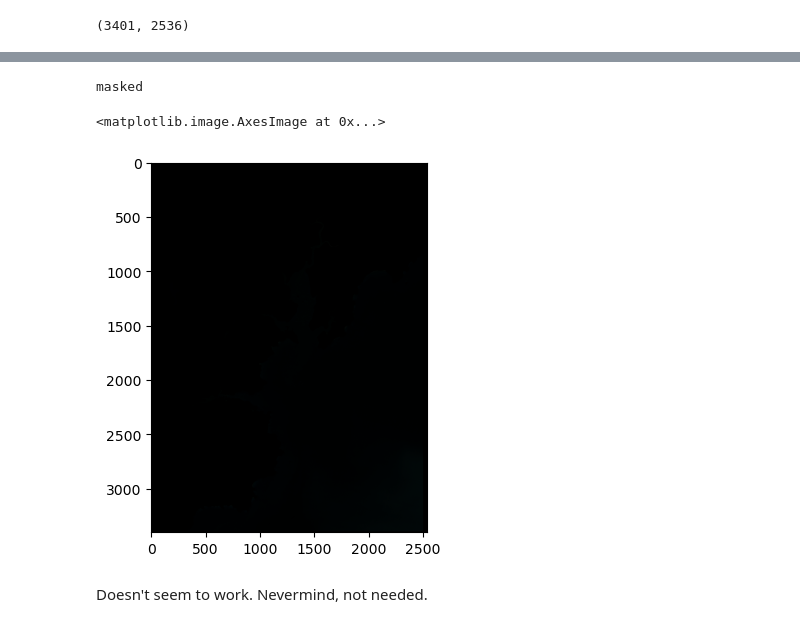
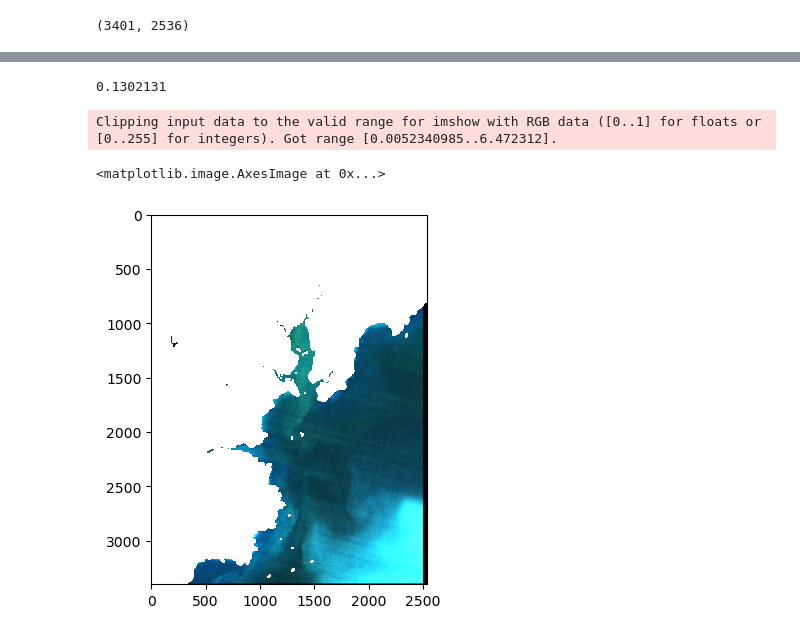
Before and after one commit to olley102/MarineHabitatMapping-WEkEO, a Jupyter notebook: EOCanvasTest.ipynb, the cells around one changed output, grey strips where cells are left out. Drawn from its saved outputs; the diff is of its cells as text; code cells hidden in the pictures.

Commit message:
Fix issue with displaying masked C2RCC image

```diff
--- a/EOCanvasTest.ipynb
+++ b/EOCanvasTest.ipynb
@@ -299,2 +305,4 @@ masked_img = np.ma.dstack(masked_bands)
+# %%
+masked_img = np.multiply(rgb_img, np.expand_dims(c2rcc_mask, axis=-1))
 # %%
-masked_img
+masked_img = np.ma.masked_invalid(masked_img)
@@ -319,12 +309,11 @@ masked_array(
 # %%
 masked_img.max()
 # %% [output]
-masked
+0.1302131
 # %%
 fig, ax = plt.subplots()
-ax.imshow(masked_img*20)
+ax.imshow(masked_img*(255.0/(masked_img.max()+5)))
 # %% [output]
-<matplotlib.image.AxesImage at 0x...>
+Clipping input data to the valid range for imshow with RGB data ([0..1] for floats or [0..255] for integers). Got range [0.0052340985..6.472312].
+<matplotlib.image.AxesImage at 0x...>
-[figure, old version]
+[figure, new version]
-# %% [markdown]
-Doesn't seem to work. Nevermind, not needed.
```
Also changed, not shown: parts of 4 cells of this notebook.
